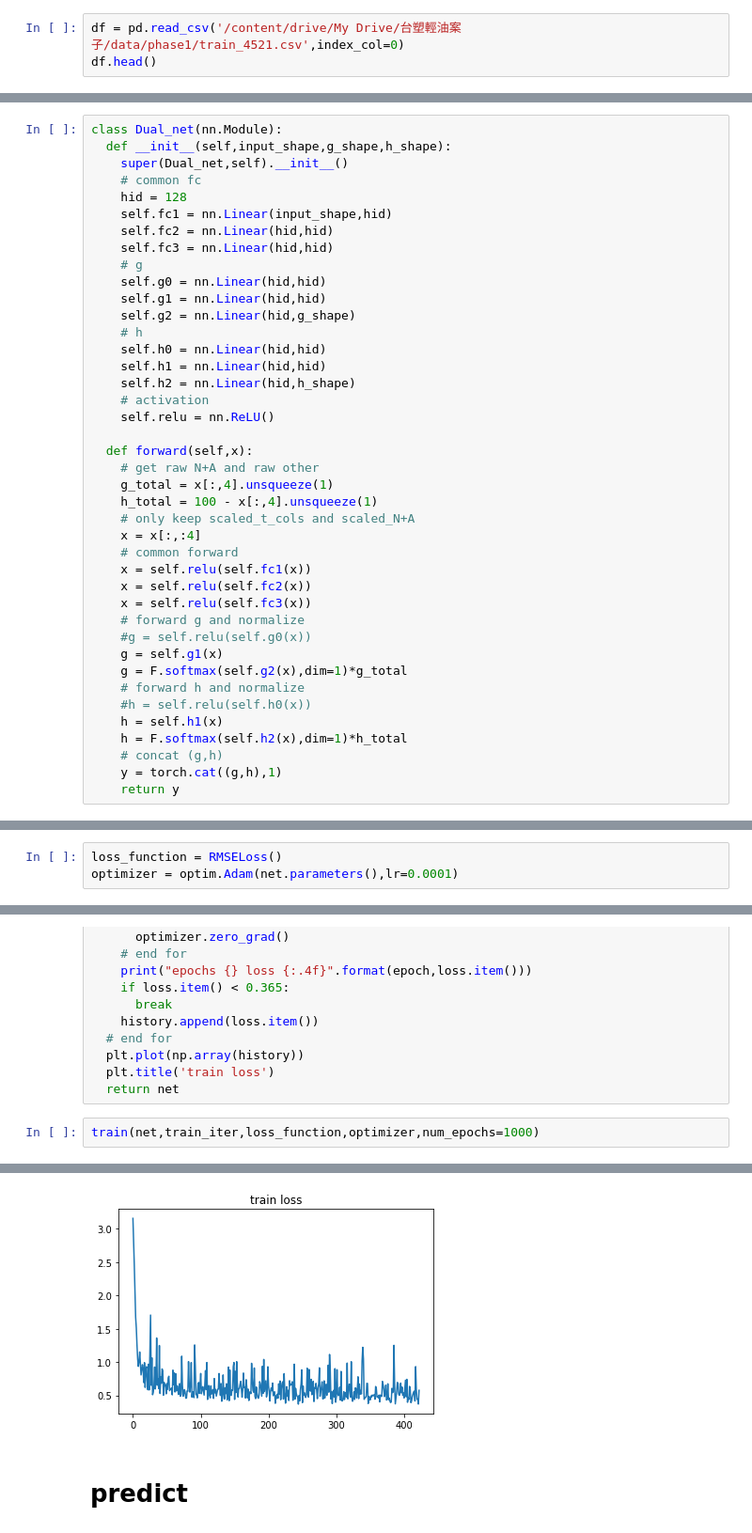
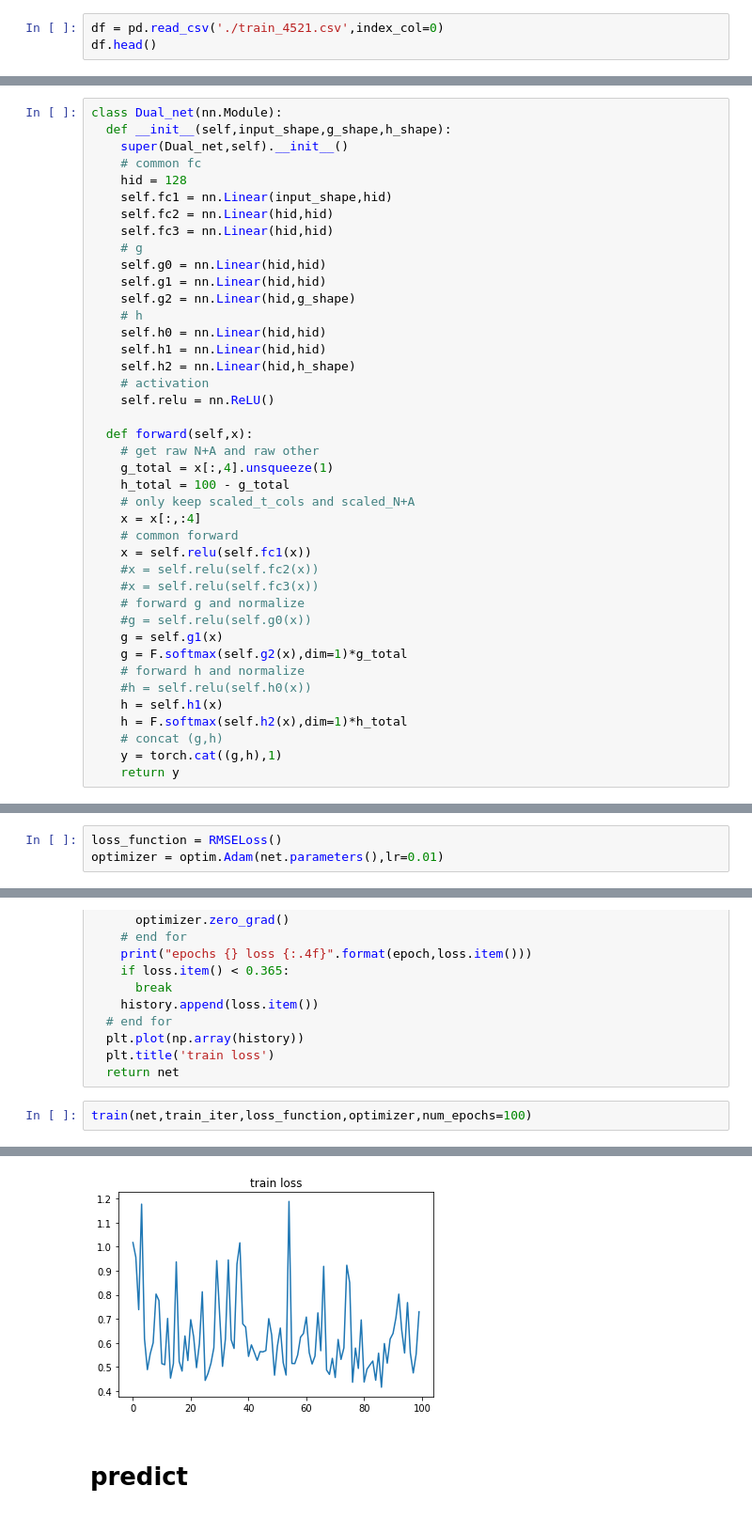
Before and after one commit to skywalker0803r/oil_web, a Jupyter notebook: 開發過程文件/pytorch_model_V3(duel).ipynb, the cells around one changed output, grey strips where cells are left out. Shown at 94% size. Saved outputs shown, nothing was run; the diff lists cells and outputs as text.

```diff
--- a/開發過程文件/pytorch_model_V3(duel).ipynb
+++ b/開發過程文件/pytorch_model_V3(duel).ipynb
@@ -15,5 +16,5 @@ from math import sqrt
 import warnings;warnings.simplefilter('ignore')
 # %%
-df = pd.read_csv('/content/drive/My Drive/台塑輕油案子/data/phase1/train_4521.csv',index_col=0)
+df = pd.read_csv('./train_4521.csv',index_col=0)
 df.head()
 # %% [output]
@@ -112,13 +115,13 @@ class Dual_net(nn.Module):
   def forward(self,x):
     # get raw N+A and raw other
     g_total = x[:,4].unsqueeze(1)
-    h_total = 100 - x[:,4].unsqueeze(1)
+    h_total = 100 - g_total
     # only keep scaled_t_cols and scaled_N+A
     x = x[:,:4]
     # common forward
     x = self.relu(self.fc1(x))
-    x = self.relu(self.fc2(x))
-    x = self.relu(self.fc3(x))
+    #x = self.relu(self.fc2(x))
+    #x = self.relu(self.fc3(x))
     # forward g and normalize
     #g = self.relu(self.g0(x))
     g = self.g1(x)
@@ -174,7 +180,7 @@ class RMSELoss(torch.nn.Module):
         return loss
 # %%
 loss_function = RMSELoss()
-optimizer = optim.Adam(net.parameters(),lr=0.0001)
+optimizer = optim.Adam(net.parameters(),lr=0.01)
 # %% [markdown]
 # Training and evaluation
 # %%
@@ -196,5 +202,5 @@ def train(net,train_iter,loss_function,optimizer,num_epochs=100):
   plt.title('train loss')
   return net
 # %%
-train(net,train_iter,loss_function,optimizer,num_epochs=1000)
+train(net,train_iter,loss_function,optimizer,num_epochs=100)
 # %% [output]
@@ -218,16 +224,16 @@ epochs 423 loss 0.3574
 Dual_net(
   (fc1): Linear(in_features=4, out_features=128, bias=True)
   (fc2): Linear(in_features=128, out_features=128, bias=True)
   (fc3): Linear(in_features=128, out_features=128, bias=True)
   (g0): Linear(in_features=128, out_features=128, bias=True)
   (g1): Linear(in_features=128, out_features=128, bias=True)
   (g2): Linear(in_features=128, out_features=11, bias=True)
   (h0): Linear(in_features=128, out_features=128, bias=True)
   (h1): Linear(in_features=128, out_features=128, bias=True)
   (h2): Linear(in_features=128, out_features=12, bias=True)
   (relu): ReLU()
 )
-[figure, old version]
+[figure, new version]
 # %% [markdown]
 # predict
 # %%
```
Also changed, not shown: parts of 9 cells of this notebook.
